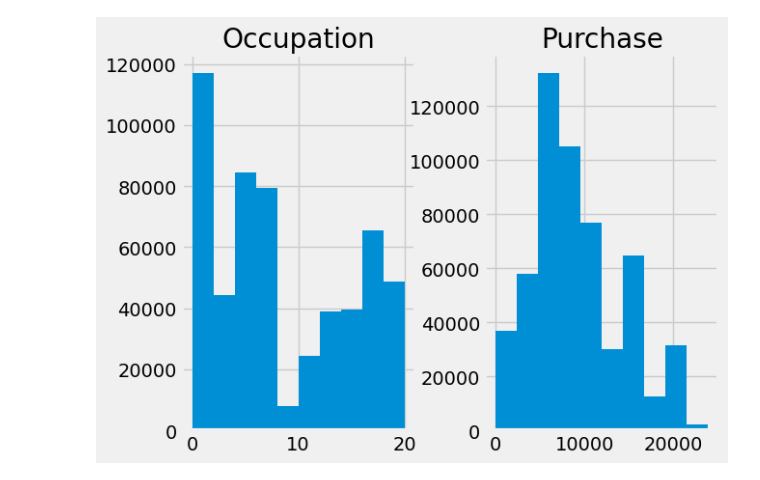
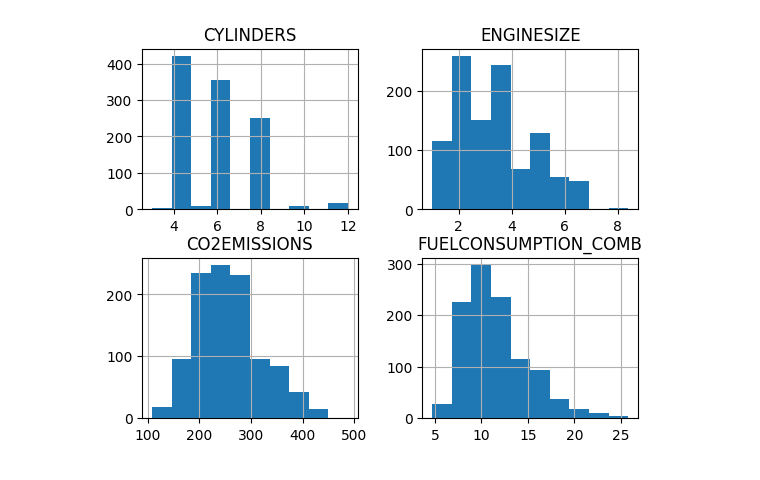
Before and after one commit to zahramosafer/Supervised-Learning-, a Jupyter notebook: Regression/Linear Regression.ipynb, the cells around one changed output. Drawn from its saved outputs; the diff is of its cells as text; code cells hidden in the pictures.

```diff
--- a/Regression/Linear Regression.ipynb
+++ b/Regression/Linear Regression.ipynb
@@ -10,5 +7,5 @@ warnings.filterwarnings('ignore')
 # %%
-df = pd.read_csv("customer.csv")
+df = pd.read_csv("FuelConsumption.csv")
 
 # take a look at the dataset
 df.head()
@@ -35,0 +32,3 @@ cdf.head(9)
+# %%
+cdf = df[['ENGINESIZE','CYLINDERS','FUELCONSUMPTION_COMB','CO2EMISSIONS']]
+cdf.head(9)
@@ -36,6 +46,6 @@ cdf.head(9)
 # %%
-viz = cdf[['Age','Gender','Occupation','Purchase']]
+viz = cdf[['CYLINDERS','ENGINESIZE','CO2EMISSIONS','FUELCONSUMPTION_COMB']]
 viz.hist()
 plt.show()
 # %% [output]
-[figure, old version]
+[figure, new version]
```
Also changed, not shown: parts of 8 cells of this notebook.
